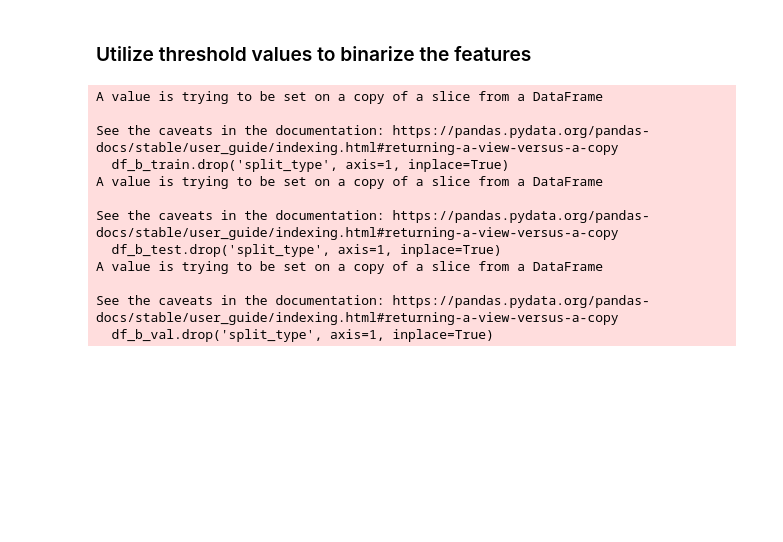
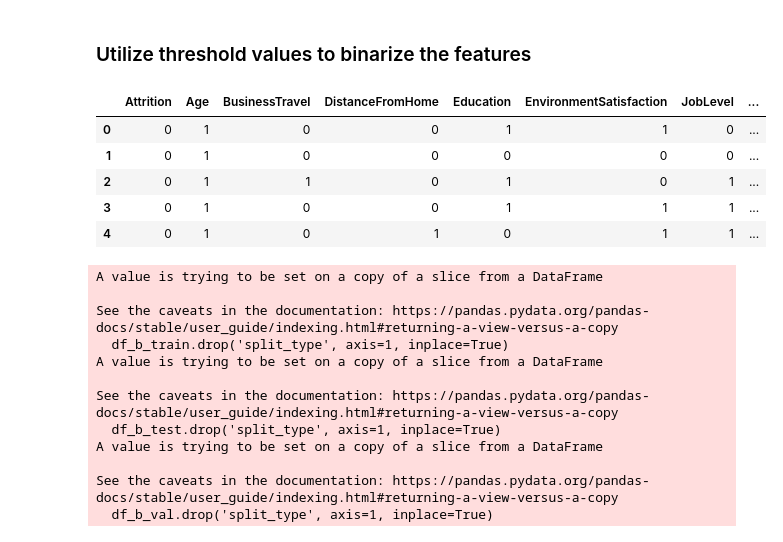
Before and after one commit to ivykamanchan/207_Final_Project, a Jupyter notebook: 03_Code/FINAL_207_final_project.ipynb, the cells around one changed output. Cells and saved outputs as stored; diff of their text form; code cells hidden in the pictures; blank space fills up the shorter version.

```diff
--- a/03_Code/FINAL_207_final_project.ipynb
+++ b/03_Code/FINAL_207_final_project.ipynb
@@ -808,35 +800,44 @@ df_b_val = pd.concat(
 )
 
 df_b_test = pd.concat(
-    [pd.DataFrame(y_test), pd.DataFrame(X_test)],
+    [pd.DataFrame(y_test), pd.DataFrame(X_test_std)],
     axis=1
 )
 
 features_eda = all_features.copy()
 features_eda.insert(0, 'Attrition')
 
 
 # Rename columns
 df_b_test.columns = features_eda
 df_b_train.columns = features_eda
 df_b_val.columns = features_eda
 
 # Add label column
 
 df_b_test['split_type'] = 'test'
 df_b_train['split_type'] = 'train'
 df_b_val['split_type'] = 'validation'
 
 #create single dataframe prior to binarization
 df_b = pd.concat([df_b_train, df_b_test, df_b_val])
 
 df_b.shape
 
 # Loop through features and binarize the values.
 # Values above the mean are set to 1, values below the mean are set to 0
 for feature in all_features:
   df_b[feature] = np.where(df_b[feature] >= df_b[feature].mean(), 1, 0)
   binarize_threshold.append(df_b[feature].mean())
+
+df_b.head()
+# %% [output]
+|  | Attrition | Age | BusinessTravel | DistanceFromHome | Education | EnvironmentSatisfaction | JobLevel | ... |
+| 0 | 0 | 1 | 0 | 0 | 1 | 1 | 0 | ... |
+| 1 | 0 | 1 | 0 | 0 | 0 | 0 | 0 | ... |
+| 2 | 0 | 1 | 1 | 0 | 1 | 0 | 1 | ... |
+| 3 | 0 | 1 | 0 | 0 | 1 | 1 | 1 | ... |
+| 4 | 0 | 1 | 0 | 1 | 0 | 1 | 1 | ... |
 # %%
 # Extract the binary features and labels from the
 # corresponding dataframes and store in arrays.
```
Also changed, not shown: parts of 10 cells of this notebook, 1 other file.
